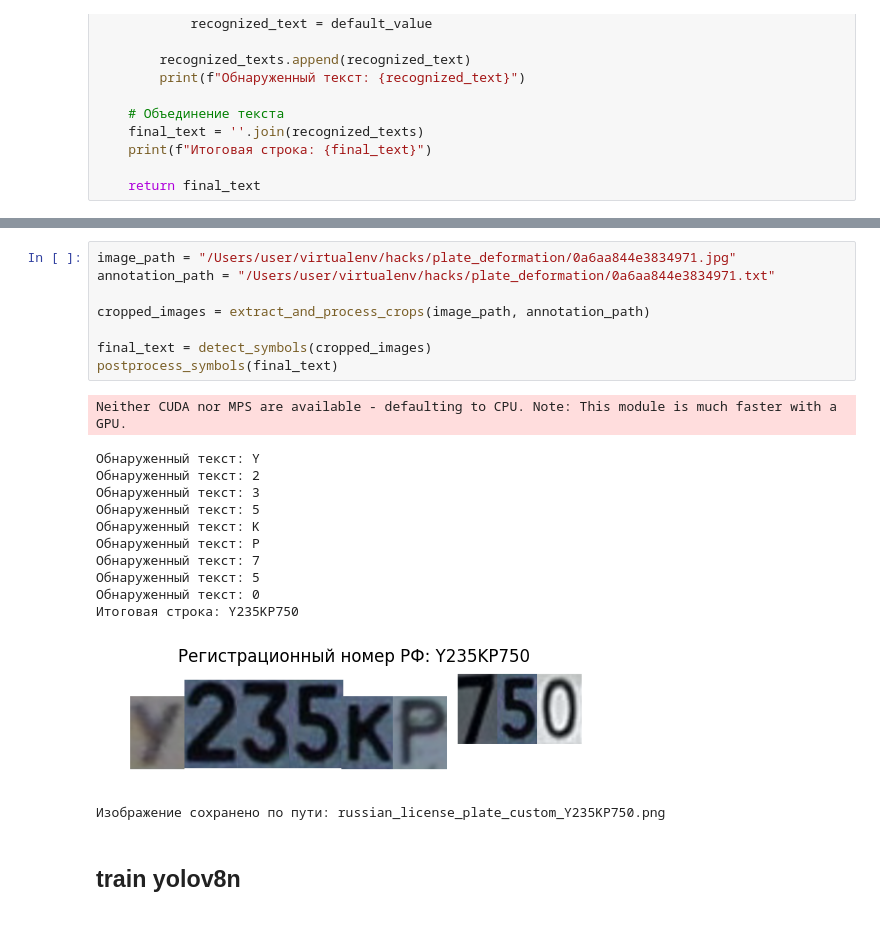
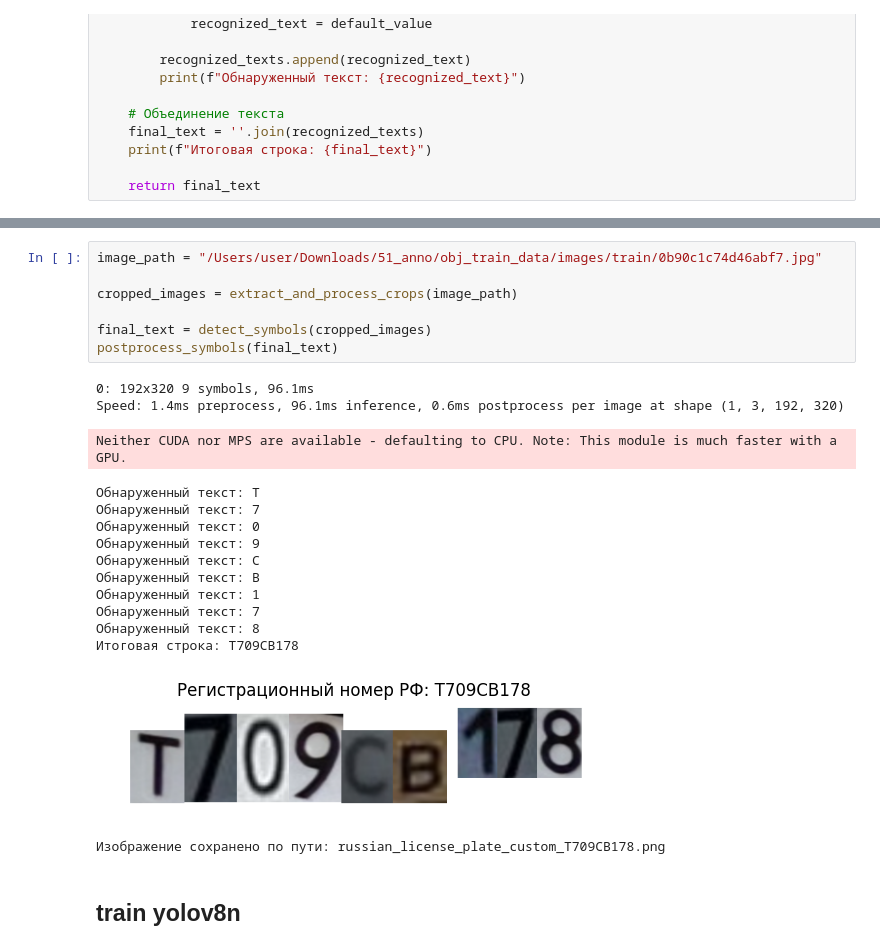
Before and after one commit to naumovan/plate_deformation, a Jupyter notebook: correcting_licence_plate.ipynb, the cells around one changed output, grey strips where cells are left out. Saved outputs shown, nothing was run; the diff lists cells and outputs as text.

```diff
--- a/correcting_licence_plate.ipynb
+++ b/correcting_licence_plate.ipynb
@@ -573,25 +628,26 @@ postprocess_symbols(final_text)
 # %%
-image_path = "/Users/user/virtualenv/hacks/plate_deformation/0a6aa844e3834971.jpg"
-annotation_path = "/Users/user/virtualenv/hacks/plate_deformation/0a6aa844e3834971.txt"
+image_path = "/Users/user/Downloads/51_anno/obj_train_data/images/train/0b90c1c74d46abf7.jpg"
 
-cropped_images = extract_and_process_crops(image_path, annotation_path)
+cropped_images = extract_and_process_crops(image_path)
 
 final_text = detect_symbols(cropped_images)
 postprocess_symbols(final_text)
 # %% [output]
-Neither CUDA nor MPS are available - defaulting to CPU. Note: This module is much faster with a GPU.
+0: 192x320 9 symbols, 96.1ms
+Speed: 1.4ms preprocess, 96.1ms inference, 0.6ms postprocess per image at shape (1, 3, 192, 320)
-Обнаруженный текст: Y
-Обнаруженный текст: 2
-Обнаруженный текст: 3
-Обнаруженный текст: 5
-Обнаруженный текст: K
-Обнаруженный текст: P
-Обнаруженный текст: 7
-Обнаруженный текст: 5
-Обнаруженный текст: 0
-Итоговая строка: Y235KP750
+Neither CUDA nor MPS are available - defaulting to CPU. Note: This module is much faster with a GPU.
+Обнаруженный текст: T
+Обнаруженный текст: 7
+Обнаруженный текст: 0
+Обнаруженный текст: 9
+Обнаруженный текст: C
+Обнаруженный текст: B
+Обнаруженный текст: 1
+Обнаруженный текст: 7
+Обнаруженный текст: 8
+Итоговая строка: T709CB178
-[figure, old version]
+[figure, new version]
-Изображение сохранено по пути: russian_license_plate_custom_Y235KP750.png
+Изображение сохранено по пути: russian_license_plate_custom_T709CB178.png
 # %% [markdown]
 ## train yolov8n
 # %%
```
Also changed, not shown: parts of 5 cells of this notebook.
